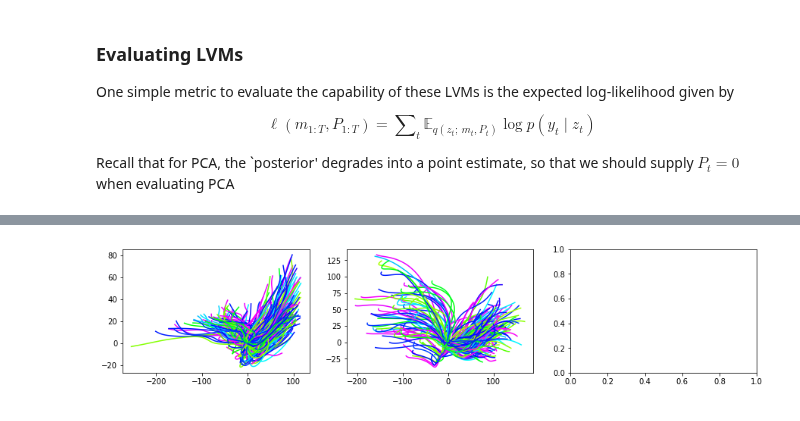
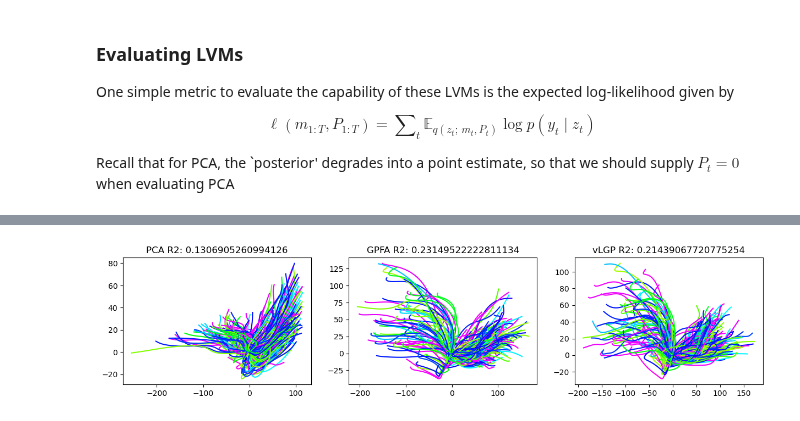
Before and after one commit to catniplab/latent_dynamics_workshop, a Jupyter notebook: 01_latent_neural_states.ipynb, the cells around one changed output, grey strips where cells are left out. Drawn from its saved outputs; the diff is of its cells as text; code cells hidden in the pictures.

```diff
--- a/01_latent_neural_states.ipynb
+++ b/01_latent_neural_states.ipynb
@@ -249,5 +284,5 @@ KeyboardInterrupt:
 # %%
-velocity_train = np.load('mc_maze/data/velocity_per_trial_train.npy')[:-1]
+velocity_train = np.load('mc_maze/data/velocity_per_trial_train.npy')
 rates_PCA = dt * np.exp(C_PCA(torch.tensor(X_hat_PCA, dtype=torch.float32)).detach().numpy())
 gscv_PCA = GridSearchCV(Ridge(), {'alpha': np.logspace(-7, -1, 100)})
 gscv_PCA.fit(rates_PCA.reshape(-1, nNeuron), velocity_train.reshape(-1, 2))
@@ -256,7 +291,7 @@ rates_GPFA = dt * np.exp(C_GPFA(torch.tensor(X_hat_GPFA, dtype=torch.float32)).d
 gscv_GPFA = GridSearchCV(Ridge(), {'alpha': np.logspace(-7, -1, 100)})
 gscv_GPFA.fit(rates_GPFA.reshape(-1, nNeuron), velocity_train.reshape(-1, 2));
 
-rates_vLGP = 5e-3 * np.exp(C_vLGP(torch.tensor(X_hat_VLGP, dtype=torch.float32)).detach().numpy())
+rates_vLGP = 5e-3 * np.exp(C_vLGP(torch.tensor(np.asarray(X_hat_VLGP), dtype=torch.float32)).detach().numpy())
 gscv_vLGP = GridSearchCV(Ridge(), {'alpha': np.logspace(-7, -1, 100)})
 gscv_vLGP.fit(rates_vLGP.reshape(-1, nNeuron), velocity_train.reshape(-1, 2));
 # %%
@@ -267,7 +302,7 @@ predicted_velocity_vlgp = np.zeros((nTrial, nT, 2))
 for n in range(nTrial):
     predicted_velocity_pca[n] = gscv_PCA.predict(dt * np.exp(C_PCA(torch.tensor(X_hat_PCA[n], dtype=torch.float32)).detach().numpy()))
     predicted_velocity_gpfa[n] = gscv_GPFA.predict(dt * np.exp(C_GPFA(torch.tensor(X_hat_GPFA[n], dtype=torch.float32)).detach().numpy()))
-    predicted_velocity_vlgp[n] = gscv_vLGP.predict(dt * np.exp(C_vLGP(torch.tensor(X_hat_VLGP[n], dtype=torch.float32)).detach().numpy()))
+    predicted_velocity_vlgp[n] = gscv_vLGP.predict(dt * np.exp(C_vLGP(torch.tensor(np.asarray(X_hat_VLGP)[n], dtype=torch.float32)).detach().numpy()))
 
 predicted_trajectory_pca = np.cumsum(predicted_velocity_pca, axis=1) * dt
 predicted_trajectory_gpfa = np.cumsum(predicted_velocity_gpfa, axis=1) * dt
@@ -275,15 +310,15 @@ predicted_trajectory_vlgp = np.cumsum(predicted_velocity_vlgp, axis=1) * dt
 # %%
 fig, axs = plt.subplots(1, 3, figsize=(15, 3))
 
 for i in range(nTrial - 1):
     line_color = trial_info_train.iloc[i]['color']
     axs[0].plot(predicted_trajectory_pca[i, :, 0], predicted_trajectory_pca[i, :, 1], color=line_color)
     axs[1].plot(predicted_trajectory_gpfa[i, :, 0], predicted_trajectory_gpfa[i, :, 1], color=line_color)
-    axs[2].plot(predicted_trajectory_vlgp[i, :, 0], predicted_trajectory_gpfa[i, :, 1], color=line_color)
+    axs[2].plot(predicted_trajectory_vlgp[i, :, 0], predicted_trajectory_vlgp[i, :, 1], color=line_color)
 
 axs[0].set_title(f'PCA R2: {gscv_PCA.best_score_}')
 axs[1].set_title(f'GPFA R2: {gscv_GPFA.best_score_}')
 axs[2].set_title(f'vLGP R2: {gscv_vLGP.best_score_}')
 plt.show()
 # %% [output]
-[figure, old version]
+[figure, new version]
```
Also changed, not shown: parts of 9 cells of this notebook.
